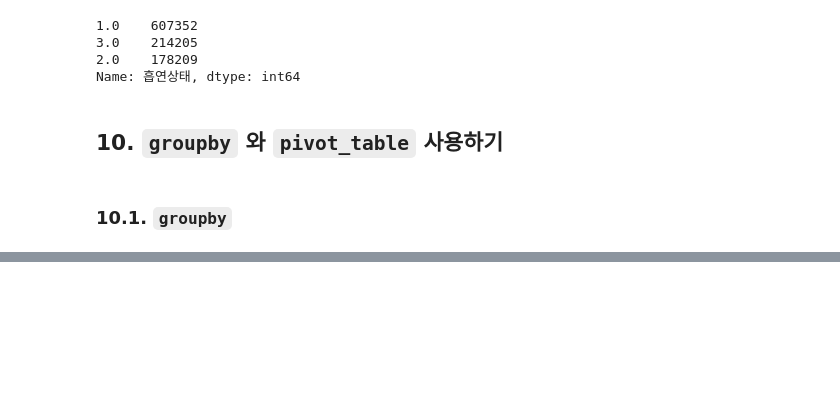
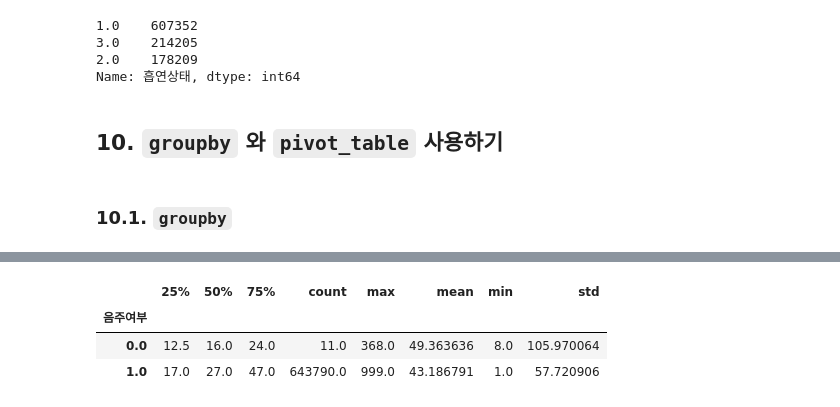
Before and after one commit to ghleex/TIL, a Jupyter notebook: 07_data_science/01_starts_ds_w_python/03_health_screening_data/01_health_screening_data.ipynb, the cells around one changed output, grey strips where cells are left out. Drawn from its saved outputs; the diff is of its cells as text; code cells hidden in the pictures; blank space fills up the shorter version.

```diff
--- a/07_data_science/01_starts_ds_w_python/03_health_screening_data/01_health_screening_data.ipynb
+++ b/07_data_science/01_starts_ds_w_python/03_health_screening_data/01_health_screening_data.ipynb
@@ -270,0 +347,9 @@ Name: 흡연상태, dtype: int64
+# %%
+# aggfunc 에 describe 를 사용해 통계요약값을 한 번에 볼 수 있습니다.
+pd.pivot_table(df, index='음주여부', values='감마지티피',
+               aggfunc='describe')
+# %% [output]
+|  | 25% | 50% | 75% | count | max | mean | min | std |
+| 음주여부 |  |  |  |  |  |  |  |  |
+| 0.0 | 12.5 | 16.0 | 24.0 | 11.0 | 368.0 | 49.363636 | 8.0 | 105.970064 |
+| 1.0 | 17.0 | 27.0 | 47.0 | 643790.0 | 999.0 | 43.186791 | 1.0 | 57.720906 |
```
Also changed, not shown: parts of 12 cells of this notebook.
